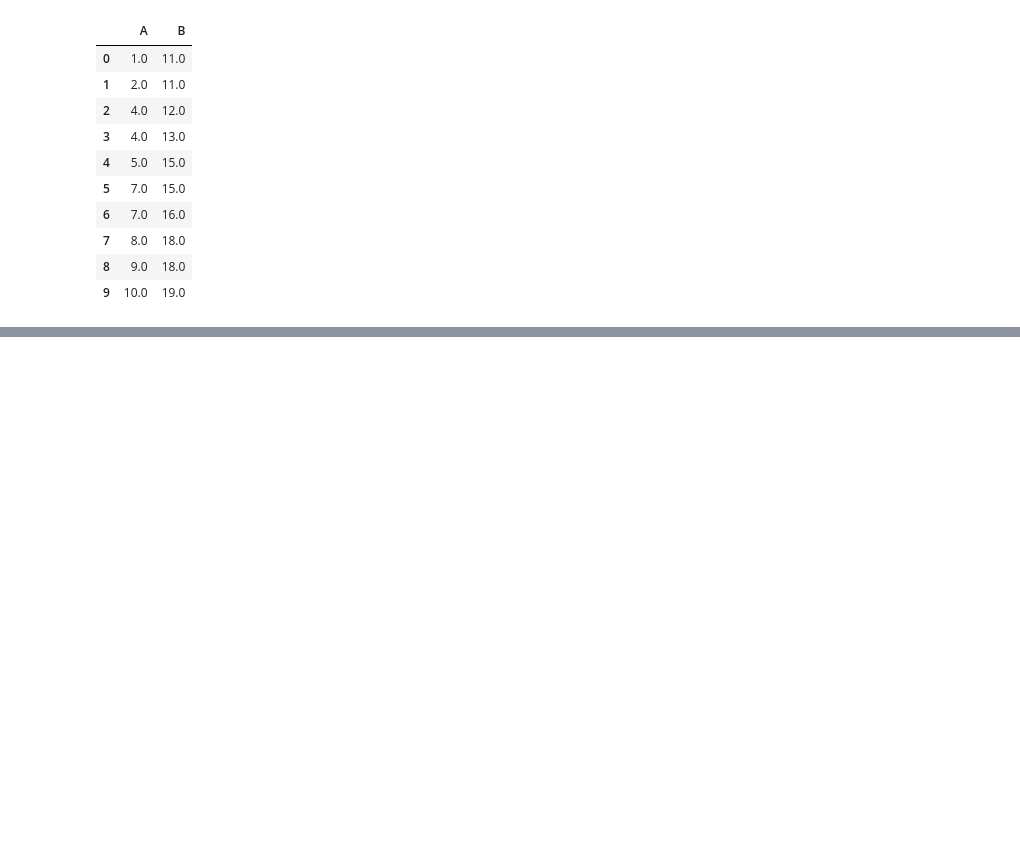
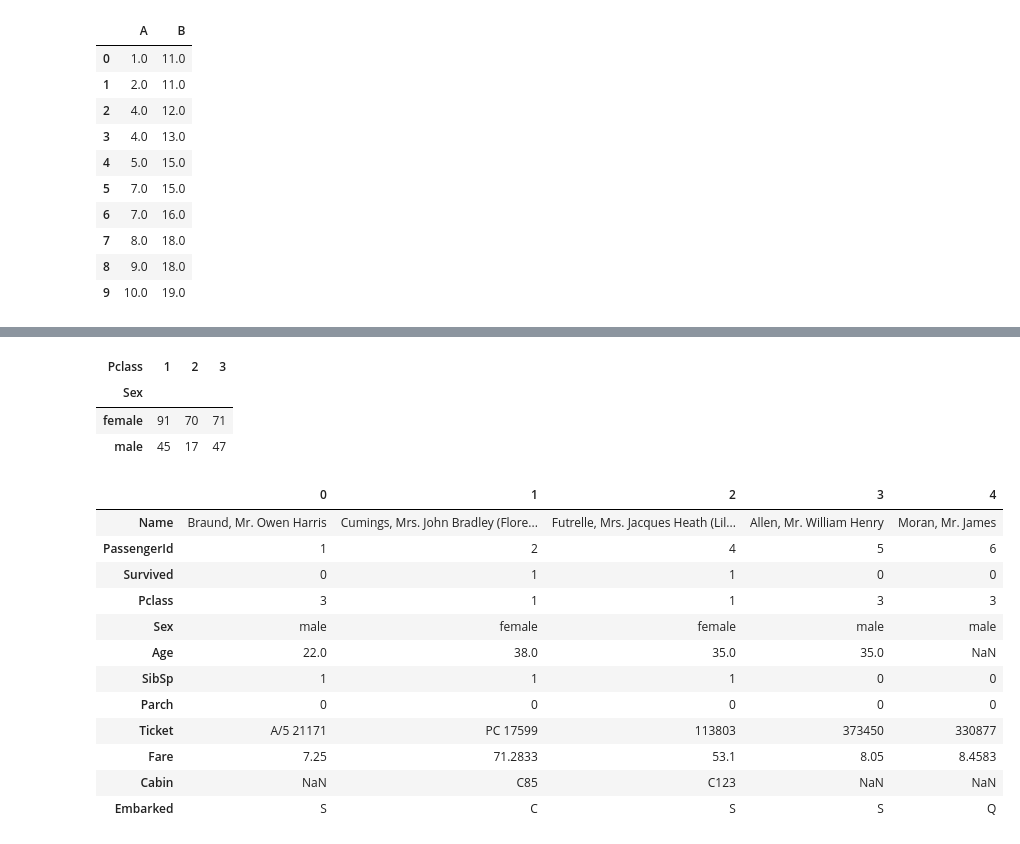
Before and after one commit to Piyush6678/pwDataScience, a Jupyter notebook: class/python/pandas/pandasAdvanc2 2.ipynb, the cells around one changed output, grey strips where cells are left out. Cells and saved outputs as stored; diff of their text form; code cells hidden in the pictures; blank space fills up the shorter version.

```diff
--- a/class/python/pandas/pandasAdvanc2 2.ipynb
+++ b/class/python/pandas/pandasAdvanc2 2.ipynb
@@ -329,0 +340,2 @@ df2.bfill() # backward fill lower value
+# %%
+df.reset_index(inplace=True)
@@ -329,0 +380,23 @@ df2.bfill() # backward fill lower value
+# %%
+df.groupby(["Sex","Pclass"])["Survived"].sum().unstack()
+# %% [output]
+| Pclass | 1 | 2 | 3 |
+| Sex |  |  |  |
+| female | 91 | 70 | 71 |
+| male | 45 | 17 | 47 |
+# %%
+df.head().T
+# %% [output]
+|  | 0 | 1 | 2 | 3 | 4 |
+| Name | Braund, Mr. Owen Harris | Cumings, Mrs. John Bradley (Flore... | Futrelle, Mrs. Jacques Heath (Lil... | Allen, Mr. William Henry | Moran, Mr. James |
+| PassengerId | 1 | 2 | 4 | 5 | 6 |
+| Survived | 0 | 1 | 1 | 0 | 0 |
+| Pclass | 3 | 1 | 1 | 3 | 3 |
+| Sex | male | female | female | male | male |
+| Age | 22.0 | 38.0 | 35.0 | 35.0 | NaN |
+| SibSp | 1 | 1 | 1 | 0 | 0 |
+| Parch | 0 | 0 | 0 | 0 | 0 |
+| Ticket | A/5 21171 | PC 17599 | 113803 | 373450 | 330877 |
+| Fare | 7.25 | 71.2833 | 53.1 | 8.05 | 8.4583 |
+| Cabin | NaN | C85 | C123 | NaN | NaN |
+| Embarked | S | C | S | S | Q |
```
Also changed, not shown: parts of 6 cells of this notebook.
